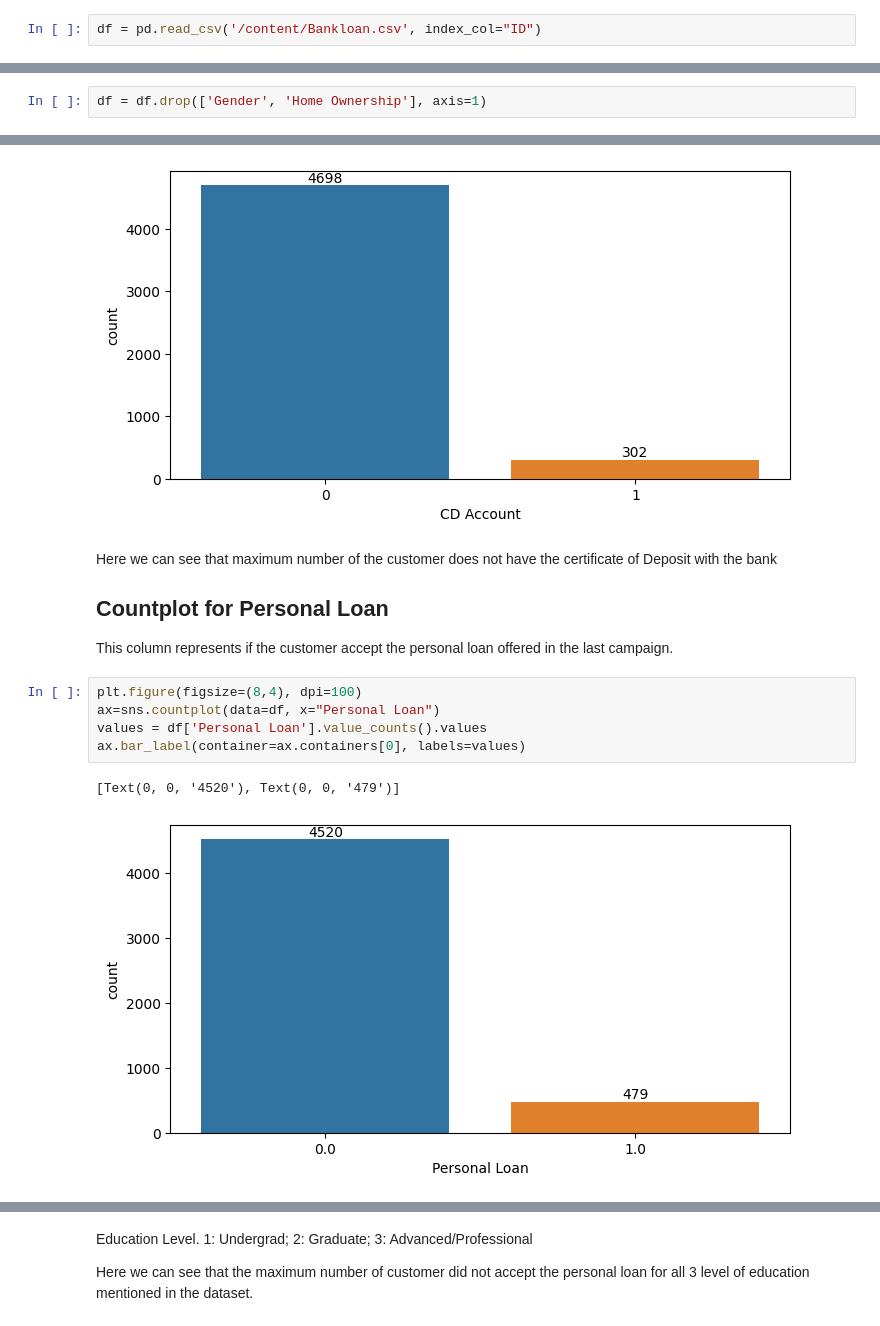
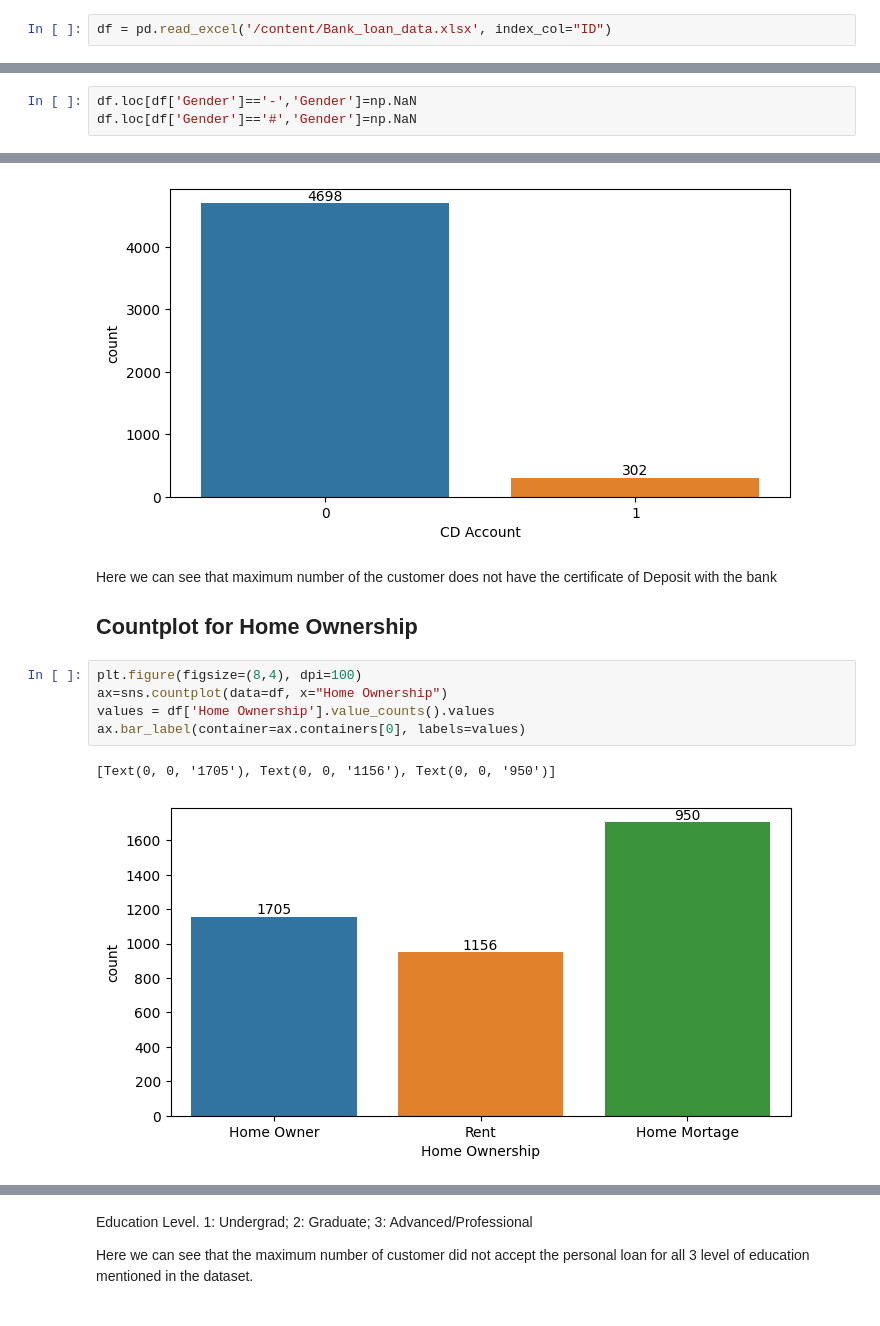
Before and after one commit to treeleafrnd/Data-Science, a Jupyter notebook: bank_loan.ipynb, the cells around one changed output, grey strips where cells are left out. Saved outputs shown, nothing was run; the diff lists cells and outputs as text.

Commit message:
Data analysis performed on bank loan dataset

```diff
--- a/bank_loan.ipynb
+++ b/bank_loan.ipynb
@@ -6,7 +6,7 @@ import pandas as pd
 import matplotlib.pyplot as plt
 import seaborn as sns
 # %%
-df = pd.read_csv('/content/Bankloan.csv', index_col="ID")
+df = pd.read_excel('/content/Bank_loan_data.xlsx', index_col="ID")
 # %%
 df.head(10)
 # %% [output]
@@ -87,2 +84,0 @@ Checking the percentage of missing values in the dataframe it is found that the
-# %%
-df = df.drop(['Gender', 'Home Ownership'], axis=1)
@@ -105,0 +103,3 @@ Name: Education, dtype: int64
+# %%
+df.loc[df['Gender']=='-','Gender']=np.NaN
+df.loc[df['Gender']=='#','Gender']=np.NaN
@@ -385,15 +427,13 @@ ax.bar_label(container=ax.containers[0], labels=values)
 # %% [markdown]
 Here we can see that maximum number of the customer does not have the certificate of Deposit with the bank
 
-## Countplot for Personal Loan
-
-This column represents if the customer accept the personal loan offered in the last campaign.
+## Countplot for Home Ownership
 # %%
 plt.figure(figsize=(8,4), dpi=100)
-ax=sns.countplot(data=df, x="Personal Loan")
-values = df['Personal Loan'].value_counts().values
+ax=sns.countplot(data=df, x="Home Ownership")
+values = df['Home Ownership'].value_counts().values
 ax.bar_label(container=ax.containers[0], labels=values)
 # %% [output]
-[Text(0, 0, '4520'), Text(0, 0, '479')]
+[Text(0, 0, '1705'), Text(0, 0, '1156'), Text(0, 0, '950')]
-[figure, old version]
+[figure, new version]
 # %% [markdown]
```
Also changed, not shown: parts of 54 cells of this notebook.
